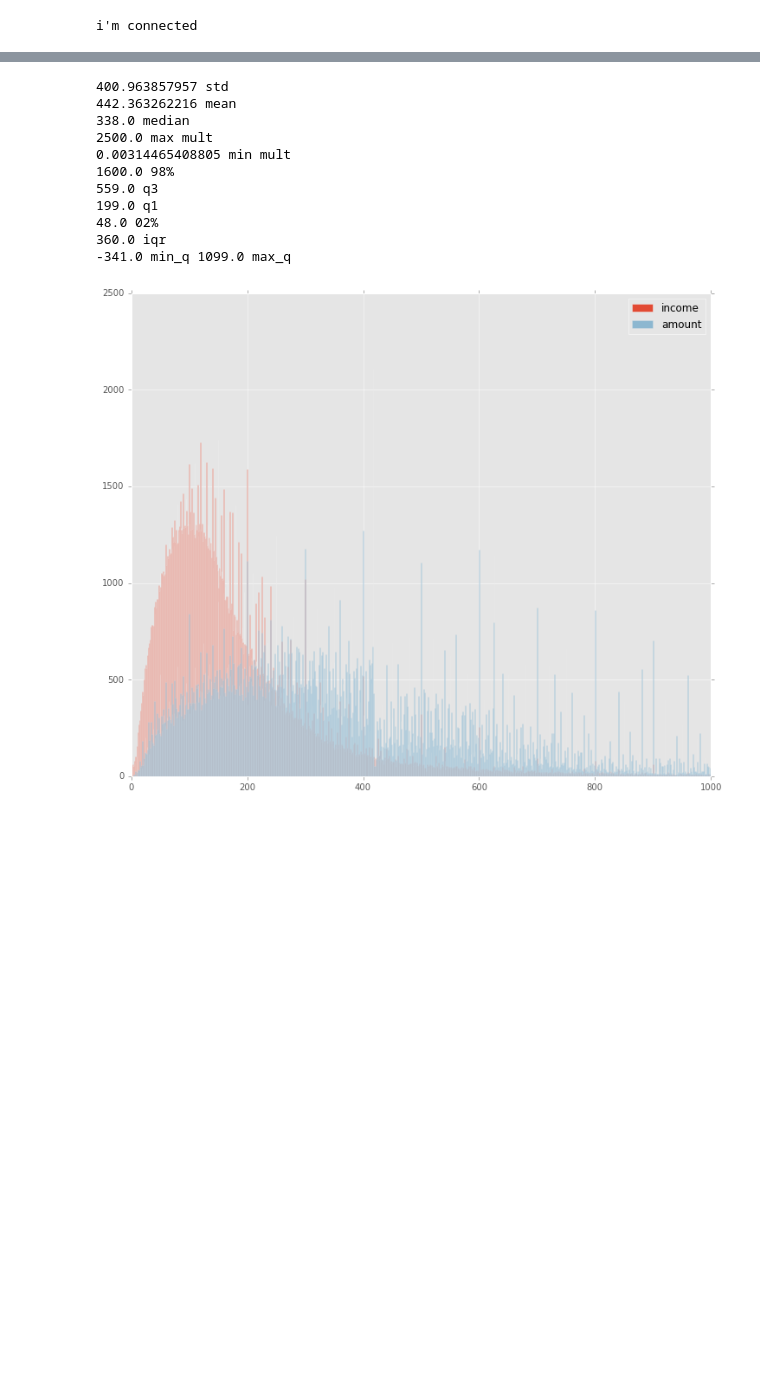
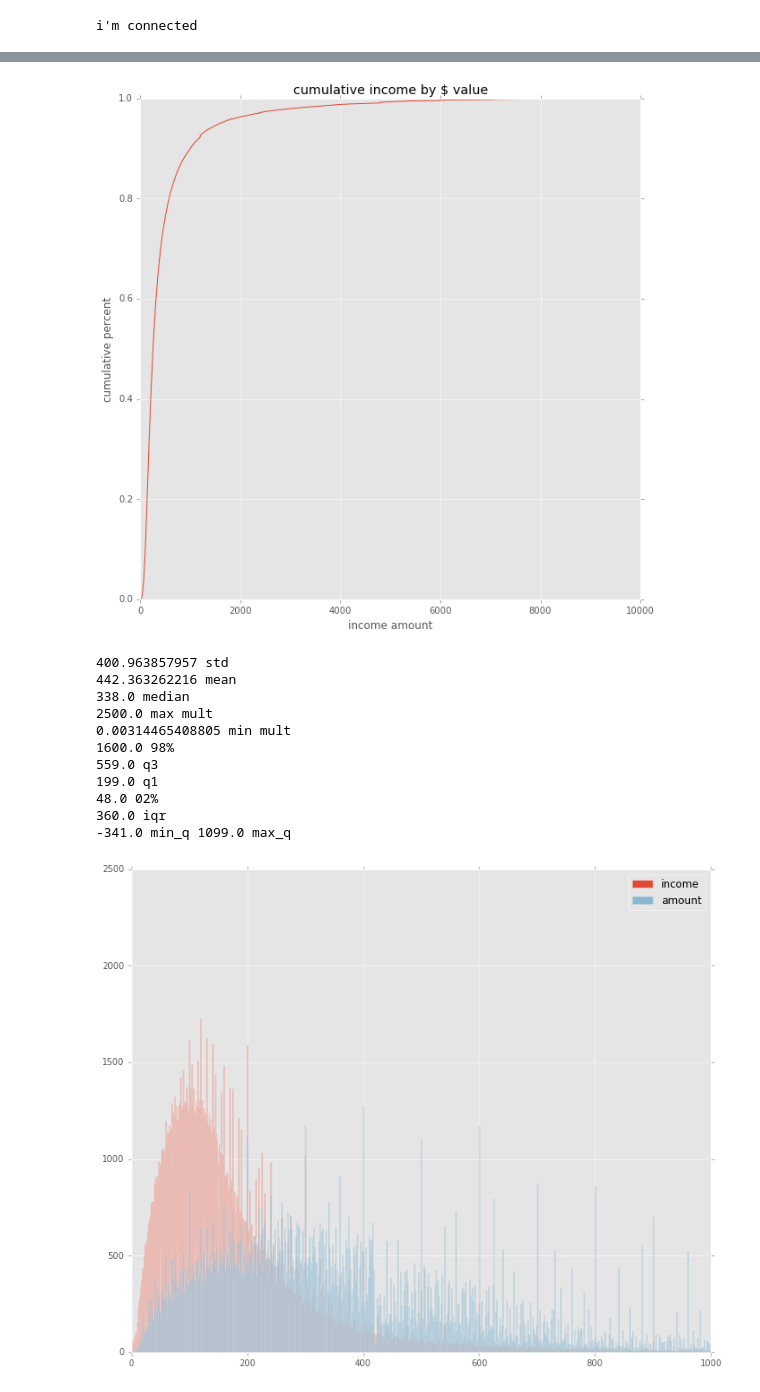
Before and after one commit to Kibrael/Edits, a Jupyter notebook: single_bank_viz.ipynb, the cells around one changed output, grey strips where cells are left out. Drawn from its saved outputs; the diff is of its cells as text; code cells hidden in the pictures; blank space fills up the shorter version.

```diff
--- a/single_bank_viz.ipynb
+++ b/single_bank_viz.ipynb
@@ -44,3 +41,11 @@ bank_df = pd.read_csv('dist_csvs/income_to_amount_dist__bank.csv')
+# %%
+#load single bank data as dataframe
+bank_df = pd.read_csv('dist_csvs/income_to_amount_dist__bank.csv')
+inc_df = bank_df.copy() # split income df out to sort values by income for graphing cumulative income percent
+#these data are for single family, conventional, owner occupied, first lien, home purchase loans at the national level
+#other analysis will be used for each loan product, lien status, geography, and other variables as appropriate
 # %%
 #sort data frame by amount field, this is useful because multiple years are present
 bank_df.sort_values(by='amount', inplace=True)
+inc_df.sort_values(by='income', inplace=True)
+bank_df.head()
@@ -70,3 +109,16 @@ bank_df.head() #check dataframe for columns
+# %%
+
+y1 = inc_df.cumul_inc_pct
+x1 = inc_df.income
+#x1 = range(len(y1))
+cumul_inc = plt.figure(figsize=(10,10))
+plt.plot(x1,y1)
+plt.title('cumulative income by $ value')
+plt.ylabel('cumulative percent')
+plt.xlabel('income amount')
+plt.show(cumul_inc)
+# %% [output]
+[figure, added]
 # %%
 #calculate descriptive stats
 print(bank_df.amount.std(), 'std')
```
Also changed, not shown: parts of 17 cells of this notebook.
